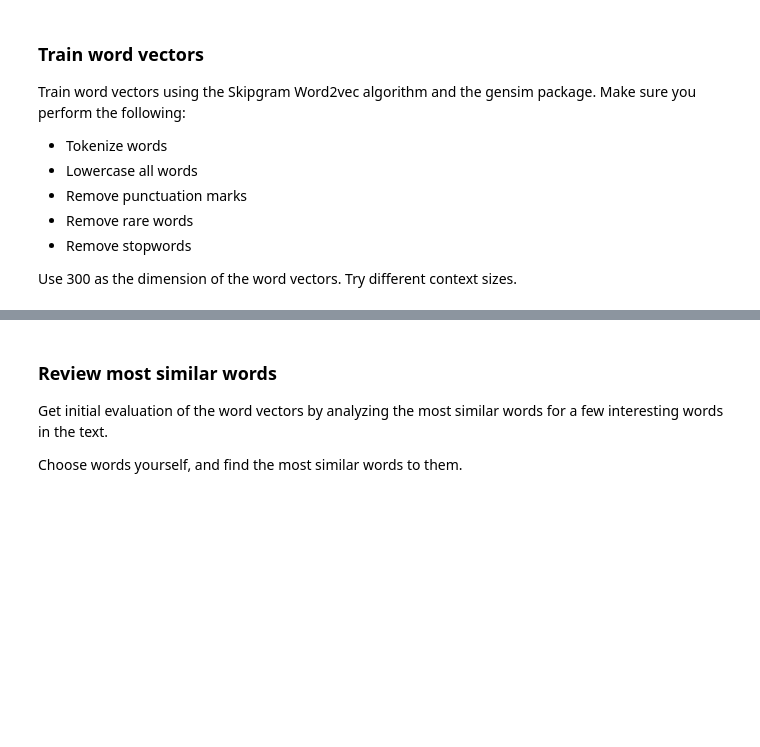
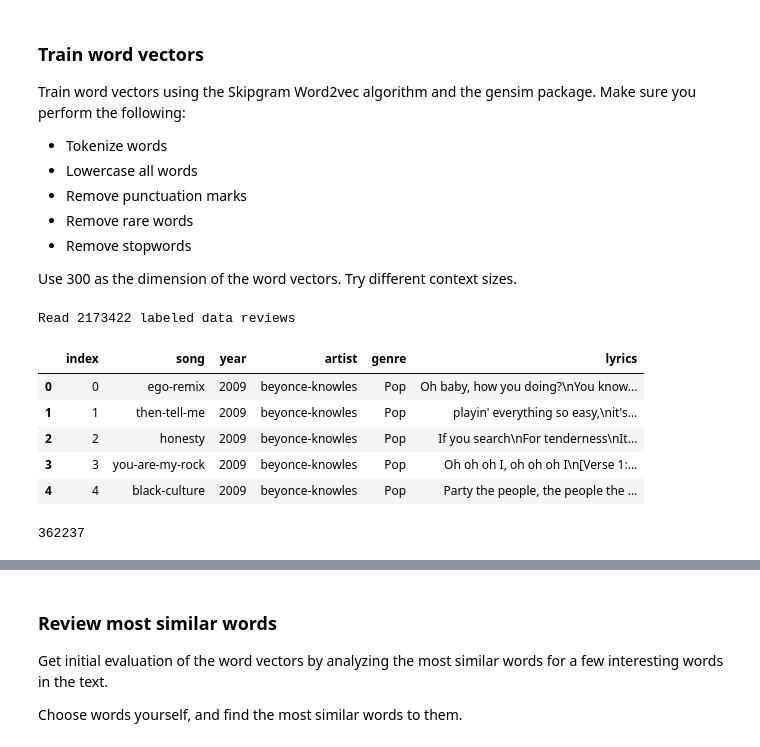
Before and after one commit to GreJerdev/Y-data, a Jupyter notebook: dl/home_work3/DL_word_embedding_assignment.ipynb, the cells around one changed output, grey strips where cells are left out. Saved outputs shown, nothing was run; the diff lists cells and outputs as text; code cells hidden in the pictures; blank space fills up the shorter version.

```diff
--- a/dl/home_work3/DL_word_embedding_assignment.ipynb
+++ b/dl/home_work3/DL_word_embedding_assignment.ipynb
@@ -34,0 +42,19 @@ Use 300 as the dimension of the word vectors. Try different context sizes.
+# %%
+# Read data from files
+data = pd.read_csv( "lyrics.csv", header=0, delimiter="," )
+
+# Verify the number of row that were read (2,173,422 in total)
+print ("Read %d labeled data reviews" % (data.size))
+data.head()
+# %% [output]
+Read 2173422 labeled data reviews
+|  | index | song | year | artist | genre | lyrics |
+| 0 | 0 | ego-remix | 2009 | beyonce-knowles | Pop | Oh baby, how you doing?\nYou know... |
+| 1 | 1 | then-tell-me | 2009 | beyonce-knowles | Pop | playin' everything so easy,\nit's... |
+| 2 | 2 | honesty | 2009 | beyonce-knowles | Pop | If you search\nFor tenderness\nIt... |
+| 3 | 3 | you-are-my-rock | 2009 | beyonce-knowles | Pop | Oh oh oh I, oh oh oh I\n[Verse 1:... |
+| 4 | 4 | black-culture | 2009 | beyonce-knowles | Pop | Party the people, the people the ... |
+# %%
+len(data["lyrics"])
+# %% [output]
+362237
```
Also changed, not shown: parts of 16 cells of this notebook.
